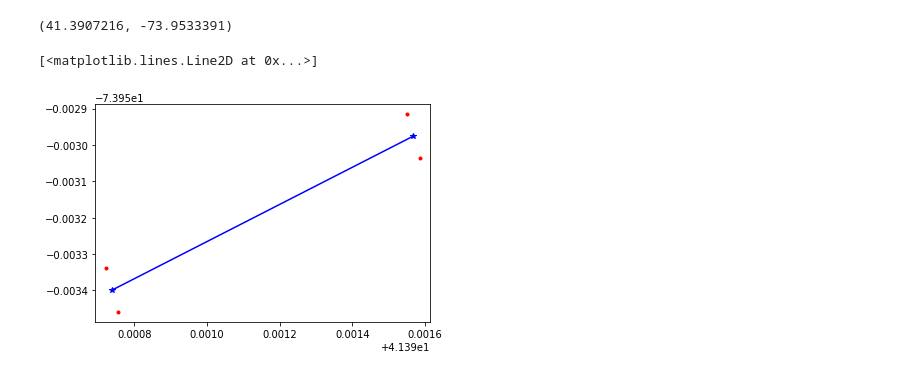
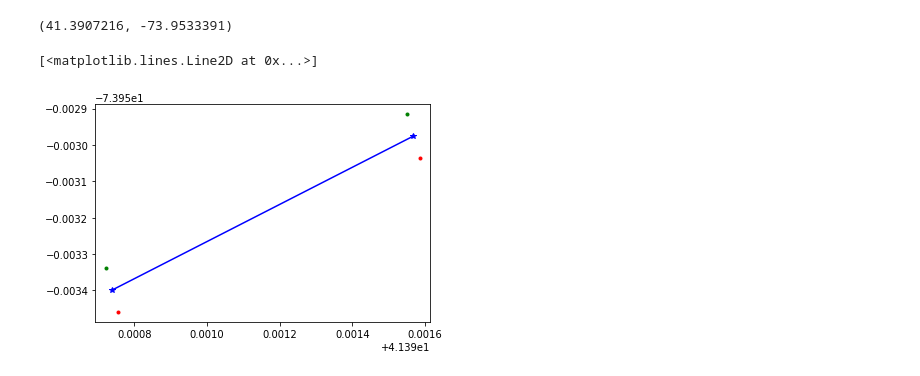
Before and after one commit to westpoint-robotics/usma_bhg, a Jupyter notebook: bhg_calc_ll/bhg_nav_aid.ipynb, the cells around one changed output. Saved outputs shown, nothing was run; the diff lists cells and outputs as text; code cells hidden in the pictures.

```diff
--- a/bhg_calc_ll/bhg_nav_aid.ipynb
+++ b/bhg_calc_ll/bhg_nav_aid.ipynb
@@ -92,15 +92,15 @@ print(ll_pt1)
 # %%
 plt.figure(1)
 plt.axis('equal')
 #plt.gca().add_line(mlines.Line2D([lane1_sp[0],lane1_sp[1]], [lane1_ep[0],lane1_ep[1]]))
 plt.plot([lane1_sp[0],lane1_ep[0]], [lane1_sp[1],lane1_ep[1]], marker='*',color='blue')
-plt.plot(ll_pt1[0],ll_pt1[1], 'r.')
-plt.plot(ll_pt2[0],ll_pt2[1], 'r.')
+plt.plot(ll_pt1[0],ll_pt1[1], 'g.')
+plt.plot(ll_pt2[0],ll_pt2[1], 'g.')
 plt.plot(ll_pt3[0],ll_pt3[1], 'r.')
 plt.plot(ll_pt4[0],ll_pt4[1], 'r.')
 # %% [output]
 [<matplotlib.lines.Line2D at 0x...>]
-[figure, old version]
+[figure, new version]
 # %%
 yaw = 289
 wp1 = [ll_pt1[0],ll_pt1[1],altitude,3]
```
Also changed, not shown: 4 other files.
